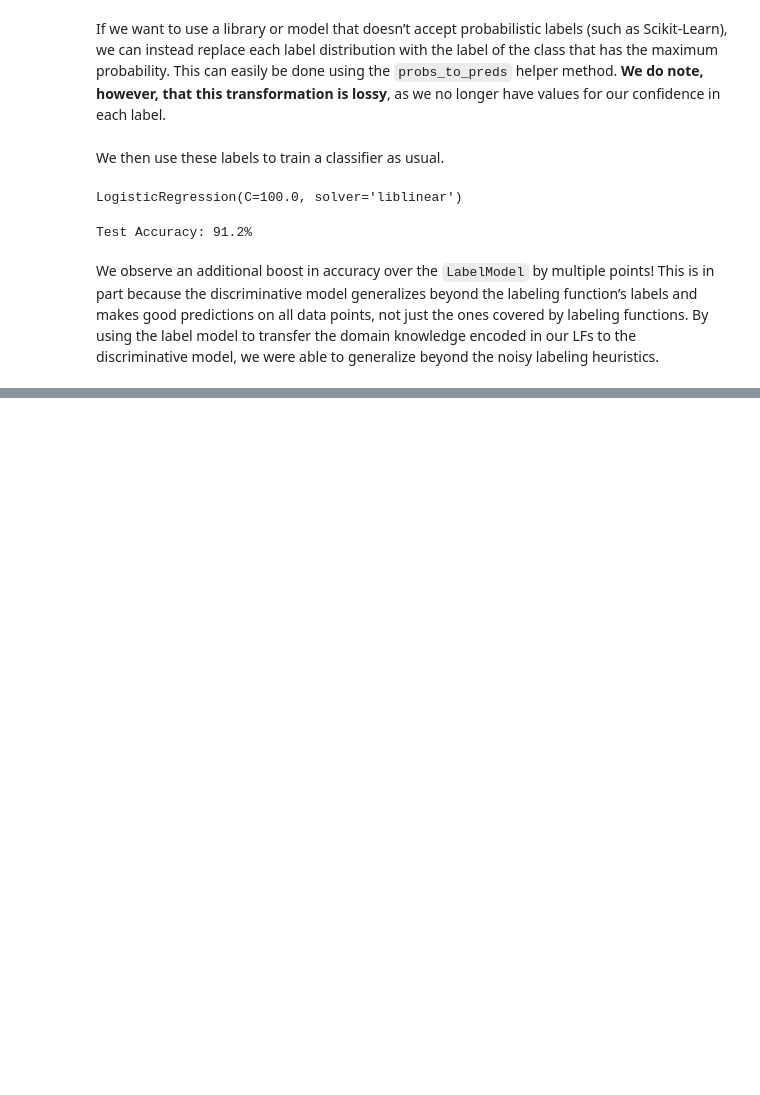
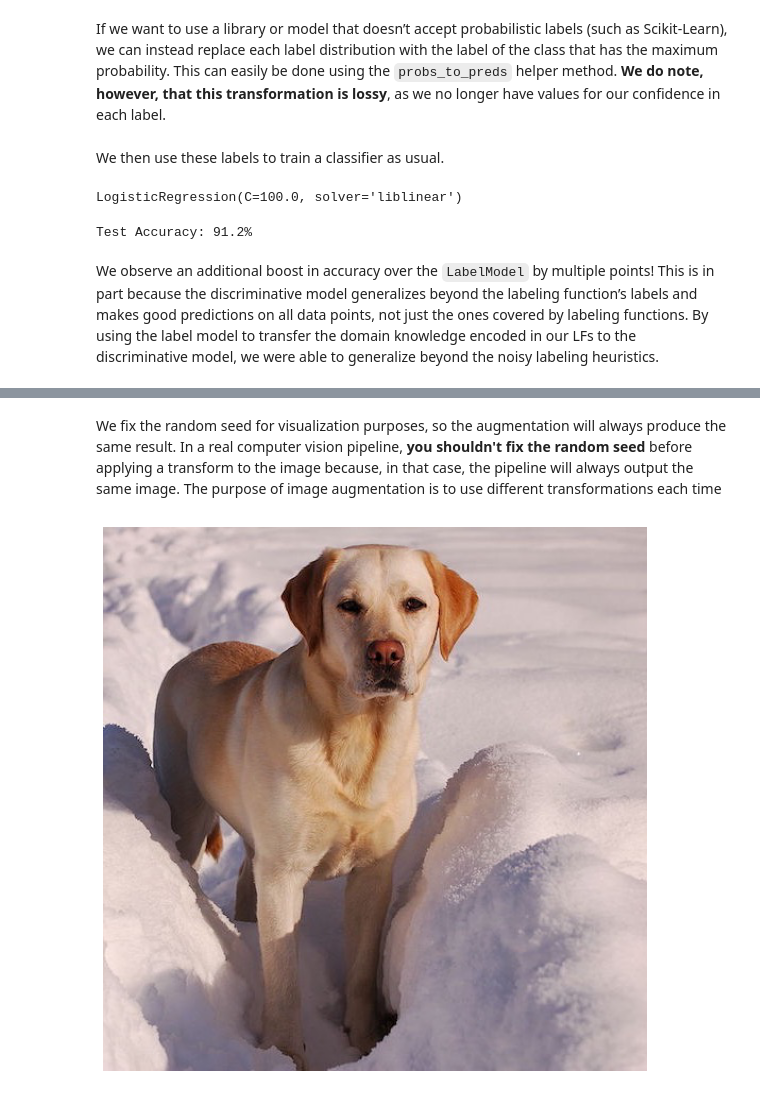
Before and after one commit to phonchi/nsysu-math6084, a Jupyter notebook: static_files/presentations/08_Dataset.ipynb, the cells around one changed output, grey strips where cells are left out. Saved outputs shown, nothing was run; the diff lists cells and outputs as text; code cells hidden in the pictures; blank space fills up the shorter version.

```diff
--- a/static_files/presentations/08_Dataset.ipynb
+++ b/static_files/presentations/08_Dataset.ipynb
@@ -755,0 +787,10 @@ We observe an additional boost in accuracy over the `LabelModel` by multiple poi
+# %% [markdown]
+We fix the random seed for visualization purposes, so the augmentation will always produce the same result. In a real computer vision pipeline, **you shouldn't fix the random seed** before applying a transform to the image because, in that case, the pipeline will always output the same image. The purpose of image augmentation is to use different transformations each time
+# %%
+# Define a single augmentation, pass the image to it and receive the augmented image
+transform = A.HorizontalFlip(p=0.5)
+random.seed(7)
+augmented_image = transform(image=image)['image']
+visualize(augmented_image)
+# %% [output]
+[figure, added]
```
Also changed, not shown: parts of 12 cells of this notebook.
